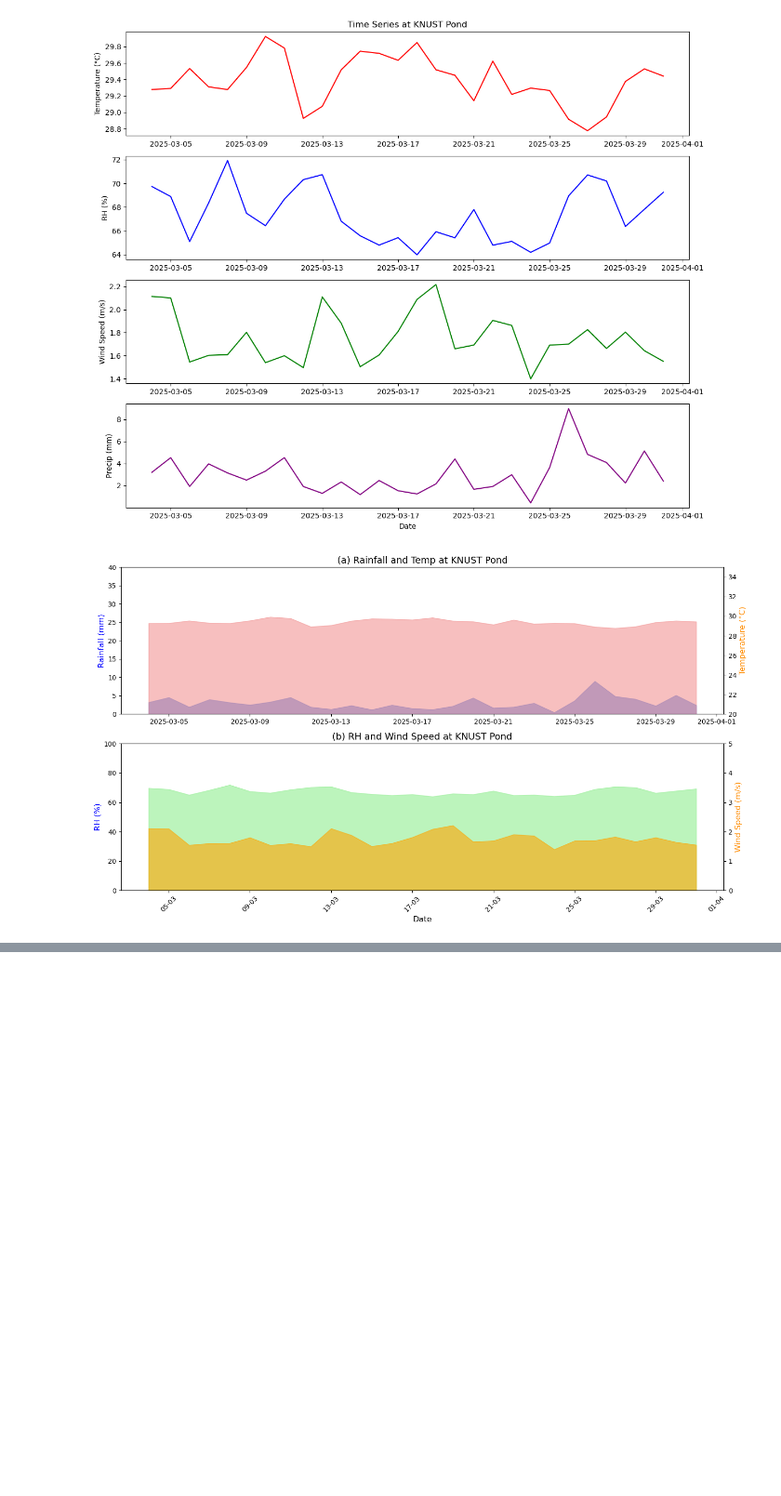
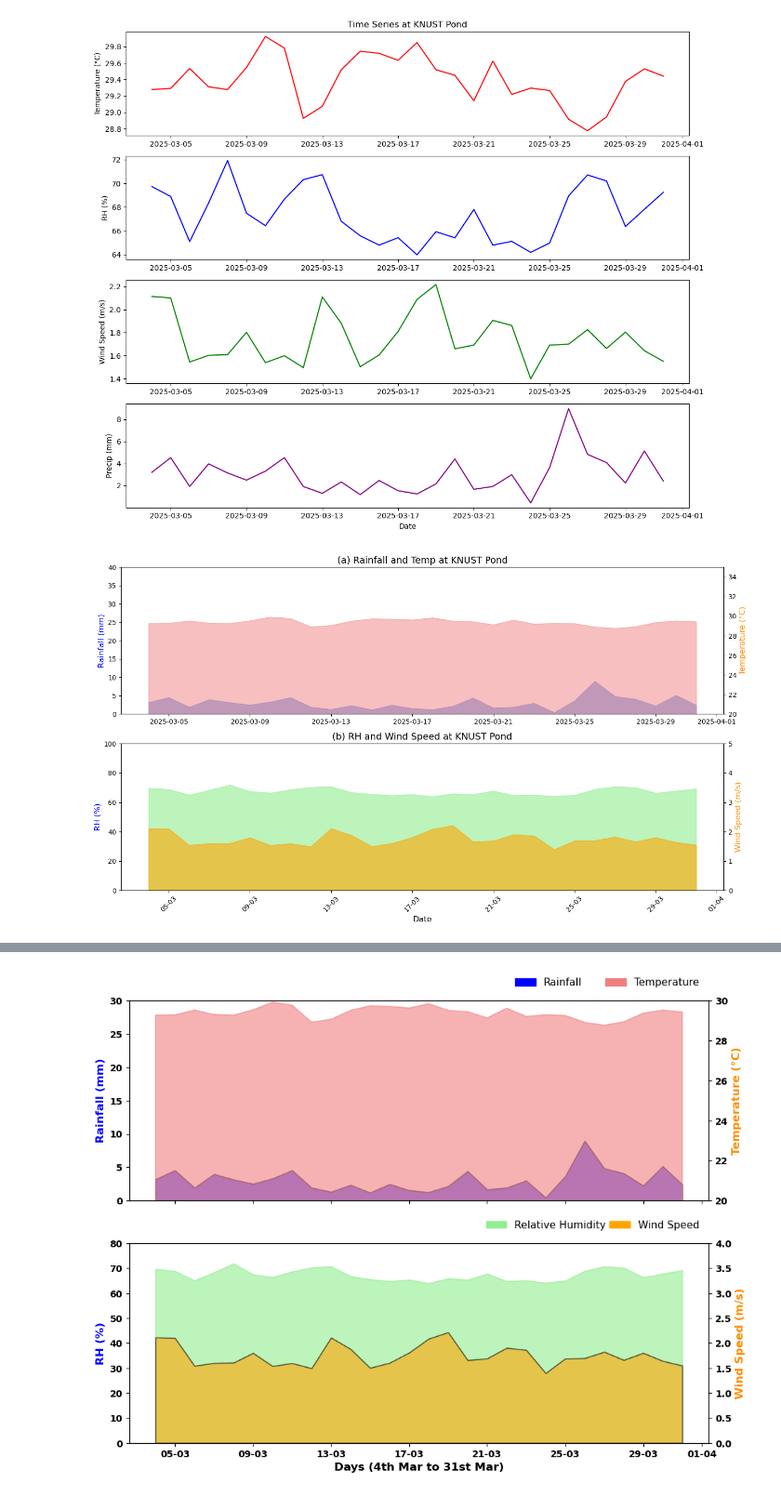
Before and after one commit to damponsah20/CLIMATE-DATA-ANALYSIS, a Jupyter notebook: DOC_Asilevi.ipynb, the cells around one changed output, grey strips where cells are left out. Shown at 93% size. Drawn from its saved outputs; the diff is of its cells as text; code cells hidden in the pictures; blank space fills up the shorter version.

```diff
--- a/DOC_Asilevi.ipynb
+++ b/DOC_Asilevi.ipynb
@@ -261,0 +337,87 @@ plt.show()
+# %%
+import xarray as xr
+import matplotlib.pyplot as plt
+import matplotlib.dates as mdates
+import matplotlib.patches as mpatches
+
+# Load datasets
+temp = xr.open_dataset('temp_data.nc')
+RH = xr.open_dataset('RH_data.nc')
+WS = xr.open_dataset('wind_speed_data.nc')
+precip = xr.open_dataset('Precip_data.nc')
+
+# Coordinates for KNUST Pond
+lat_pt = 6.6657
+lon_pt = -1.57304
+
+# Interpolate to location
+temp_series = temp['T2M'].interp(lat=lat_pt, lon=lon_pt)
+rh_series = RH['RH2M'].interp(lat=lat_pt, lon=lon_pt)
+ws_series = WS['WS2M'].interp(lat=lat_pt, lon=lon_pt)
+precip_series = precip['PRECTOTCORR'].interp(lat=lat_pt, lon=lon_pt)
+
+# Create figure
+fig, axs = plt.subplots(2, 1, figsize=(10, 8), sharex=True)
+
+# ------------------ Panel A: Rainfall & Temp ------------------
+ax1 = axs[0]
+ax2 = ax1.twinx()
+
+ax1.fill_between(precip_series['time'], precip_series, color='blue', alpha=0.6,
+                 edgecolor='black', linewidth=1.2)
+
+ax2.fill_between(temp_series['time'], temp_series, color='lightcoral', alpha=0.6,
+                  linewidth=1.2)
+
+ax1.set_ylabel('Rainfall (mm)', color='blue', fontweight='bold', fontsize=12)
+ax2.set_ylabel('Temperature (°C)', color='darkorange', fontweight='bold', fontsize=12)
+
+ax1.set_ylim(0, 30)
+ax2.set_ylim(20, 30)
+
+# Legends above for Panel A
+rain_patch = mpatches.Patch(color='blue', label='Rainfall')
+temp_patch = mpatches.Patch(color='lightcoral', label='Temperature')
+
+ax1.legend(handles=[rain_patch], loc='lower left', bbox_to_anchor=(0.65, 1.02), fontsize=11, frameon=False)
+ax2.legend(handles=[temp_patch], loc='lower right', bbox_to_anchor=(1, 1.02), fontsize=11, frameon=False)
+
+# ------------------ Panel B: RH & Wind Speed ------------------
+ax3 = axs[1]
+ax4 = ax3.twinx()
+
+ax3.fill_between(rh_series['time'], rh_series, color='lightgreen', alpha=0.6,
+                 linewidth=1.2)
+
+ax4.fill_between(ws_series['time'], ws_series, color='orange', alpha=0.6,
+                 edgecolor='black', linewidth=1.2)
+
+ax3.set_ylabel('RH (%)', color='blue', fontweight='bold', fontsize=12)
+ax4.set_ylabel('Wind Speed (m/s)', color='darkorange', fontweight='bold', fontsize=12)
+
+ax3.set_ylim(0, 80)
+ax4.set_ylim(0, 4)
+
+# Legends above for Panel B
+rh_patch = mpatches.Patch(color='lightgreen', label='Relative Humidity')
+ws_patch = mpatches.Patch(color='orange', label='Wind Speed')
+
+ax3.legend(handles=[rh_patch], loc='lower left', bbox_to_anchor=(0.60, 1.02), fontsize=11, frameon=False)
+ax4.legend(handles=[ws_patch], loc='lower right', bbox_to_anchor=(1, 1.02), fontsize=11, frameon=False)
+
+# X-axis formatting
+axs[1].set_xlabel('Days (4th Mar to 31st Mar)', fontweight='bold', fontsize=12)
+axs[1].xaxis.set_major_formatter(mdates.DateFormatter('%d-%m'))
+axs[1].tick_params(axis='x')
+
+# -------- BOLD TICK LABELS FOR ALL AXES --------
+for ax in [ax1, ax2, ax3, ax4, axs[1]]:
+    for label in ax.get_xticklabels() + ax.get_yticklabels():
+        label.set_fontweight('bold')
+        label.set_fontsize(10)
+
+plt.tight_layout(rect=[0, 0, 1, 0.97])  # space for top legends
+fig.savefig('panel.png', bbox_inches='tight', dpi=500)
+plt.show()
+# %% [output]
+[figure, added]
```
Also changed, not shown: parts of 6 cells of this notebook.
